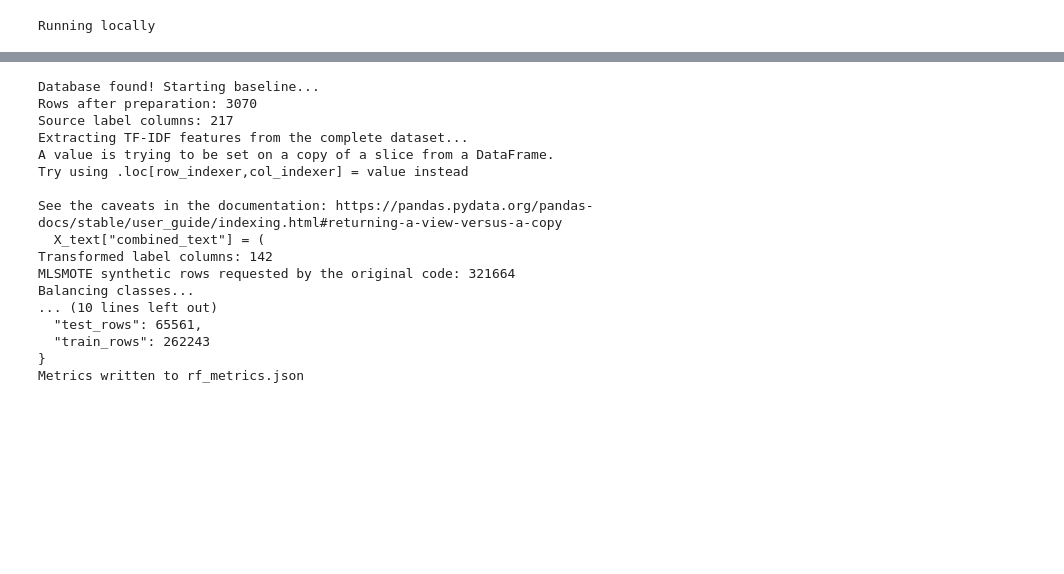
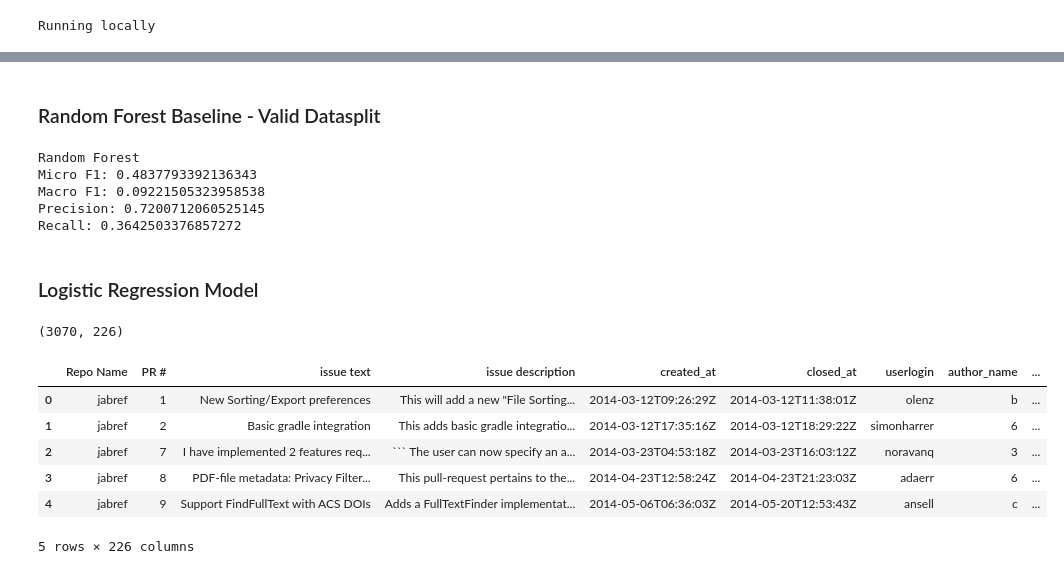
Before and after one commit to lexi1313/CS440_FinalProject, a Jupyter notebook: CS440_FinalProject.ipynb, the cells around one changed output, grey strips where cells are left out. Saved outputs shown, nothing was run; the diff lists cells and outputs as text; code cells hidden in the pictures; blank space fills up the shorter version.

Commit message:
Implemented logistic regression and MLP

````diff
--- a/CS440_FinalProject.ipynb
+++ b/CS440_FinalProject.ipynb
@@ -47,30 +39,59 @@ Note: you may need to restart the kernel to use updated packages.
 # %%
-if IN_COLAB:
-    db_path = "/content/drive/MyDrive/CS440_FinalProject/skillscope_data.db"
-else:
-    db_path = "data/skillscope_data_v2.db"
-
 if os.path.exists(db_path):
     print("Database found! Starting baseline...")
     # Run the script
     !python3 competition_baseline/main.py "$db_path" --output rf_metrics.json
 else:
     print(f"Error: Could not find the database at {db_path}. Check the path!")
-# %% [output]
-Database found! Starting baseline...
-Rows after preparation: 3070
-Source label columns: 217
-Extracting TF-IDF features from the complete dataset...
-A value is trying to be set on a copy of a slice from a DataFrame.
-Try using .loc[row_indexer,col_indexer] = value instead
-
-See the caveats in the documentation: https://pandas.pydata.org/pandas-docs/stable/user_guide/indexing.html#returning-a-view-versus-a-copy
-  X_text["combined_text"] = (
-Transformed label columns: 142
-MLSMOTE synthetic rows requested by the original code: 321664
-Balancing classes...
-... (10 lines left out)
-  "test_rows": 65561,
-  "train_rows": 262243
-}
-Metrics written to rf_metrics.json
+# %% [markdown]
+### Random Forest Baseline - Valid Datasplit
+# %%
+from sklearn.ensemble import RandomForestClassifier
+
+# Train Random Forest on the same data as the other models
+rf_model = RandomForestClassifier(
+    n_estimators=100,
+    random_state=42,
+    n_jobs=-1
+)
+
+rf_model.fit(X_train_tfidf, y_train)
+
+# Evaluate on validation data
+rf_pred = rf_model.predict(X_val_tfidf)
+
+print("Random Forest")
+print("Micro F1:", f1_score(y_val, rf_pred, average="micro", zero_division=0))
+print("Macro F1:", f1_score(y_val, rf_pred, average="macro", zero_division=0))
+print("Precision:", precision_score(y_val, rf_pred, average="micro", zero_division=0))
+print("Recall:", recall_score(y_val, rf_pred, average="micro", zero_division=0))
+# %% [output]
+Random Forest
+Micro F1: 0.4837793392136343
+Macro F1: 0.09221505323958538
+Precision: 0.7200712060525145
+Recall: 0.3642503376857272
+# %% [markdown]
+### Logistic Regression Model
+# %%
+import sqlite3
+import pandas as pd
+import numpy as np
+from sklearn.model_selection import train_test_split
+from sklearn.feature_extraction.text import TfidfVectorizer
+
+# Load the data
+conn = sqlite3.connect(db_path)
+df = pd.read_sql_query(f"SELECT * FROM nlbse_tool_competition_data_by_issue", conn)
+
+print(df.shape)
+df.head()
+# %% [output]
+(3070, 226)
+|  | Repo Name | PR # | issue text | issue description | created_at | closed_at | userlogin | author_name | ... |
+| 0 | jabref | 1 | New Sorting/Export preferences | This will add a new "File Sorting... | 2014-03-12T09:26:29Z | 2014-03-12T11:38:01Z | olenz | b | ... |
+| 1 | jabref | 2 | Basic gradle integration | This adds basic gradle integratio... | 2014-03-12T17:35:16Z | 2014-03-12T18:29:22Z | simonharrer | 6 | ... |
+| 2 | jabref | 7 | I have implemented 2 features req... | ``` The user can now specify an a... | 2014-03-23T04:53:18Z | 2014-03-23T16:03:12Z | noravanq | 3 | ... |
+| 3 | jabref | 8 | PDF-file metadata: Privacy Filter... | This pull-request pertains to the... | 2014-04-23T12:58:24Z | 2014-04-23T21:23:03Z | adaerr | 6 | ... |
+| 4 | jabref | 9 | Support FindFullText with ACS DOIs | Adds a FullTextFinder implementat... | 2014-05-06T06:36:03Z | 2014-05-20T12:53:43Z | ansell | c | ... |
+5 rows × 226 columns
````
Also changed, not shown: parts of 15 cells of this notebook.
